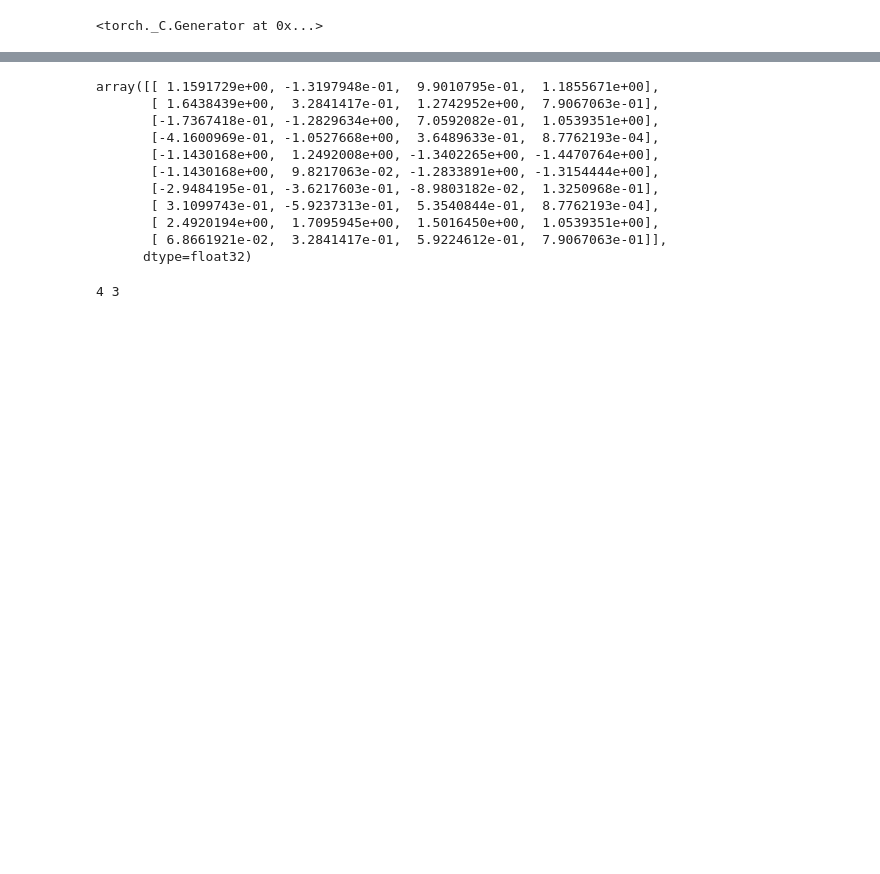
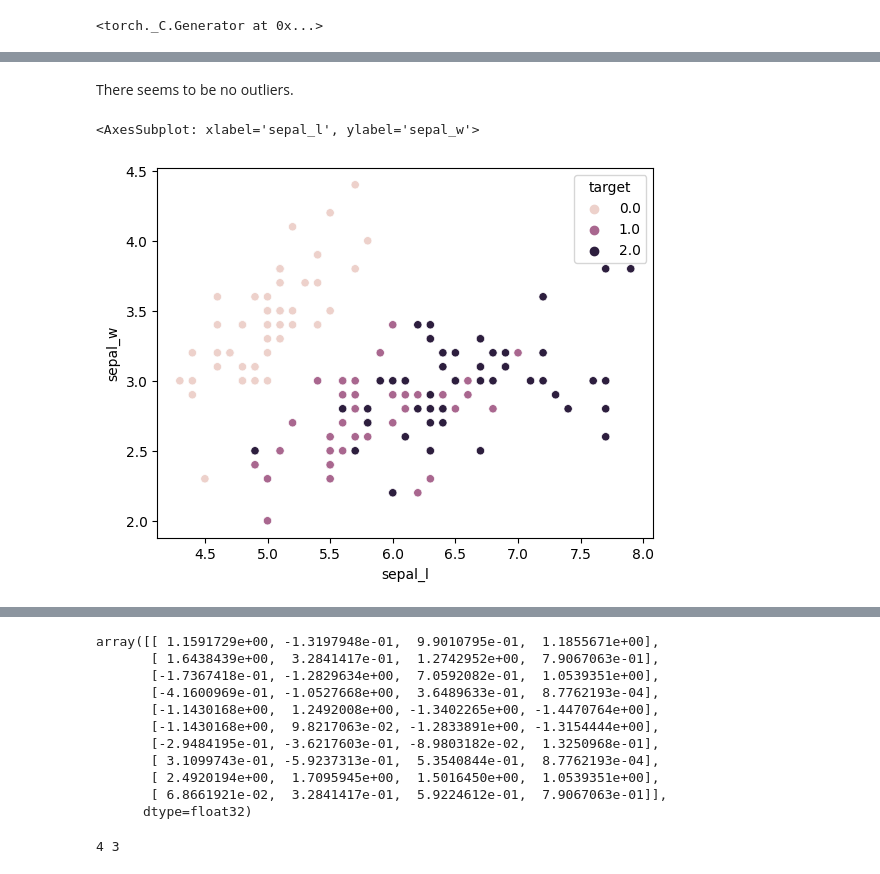
Before and after one commit to ravisiv/PyTorchTutorial, a Jupyter notebook: Iris_PyTorch.ipynb, the cells around one changed output, grey strips where cells are left out. Drawn from its saved outputs; the diff is of its cells as text; code cells hidden in the pictures; blank space fills up the shorter version.

```diff
--- a/Iris_PyTorch.ipynb
+++ b/Iris_PyTorch.ipynb
@@ -68,0 +97,7 @@ df
+# %% [markdown]
+There seems to be no outliers.
+# %%
+sns.scatterplot(x="sepal_l", y="sepal_w", hue='target', data=df)
+# %% [output]
+<AxesSubplot: xlabel='sepal_l', ylabel='sepal_w'>
+[figure, added]
```
Also changed, not shown: parts of 23 cells of this notebook.
